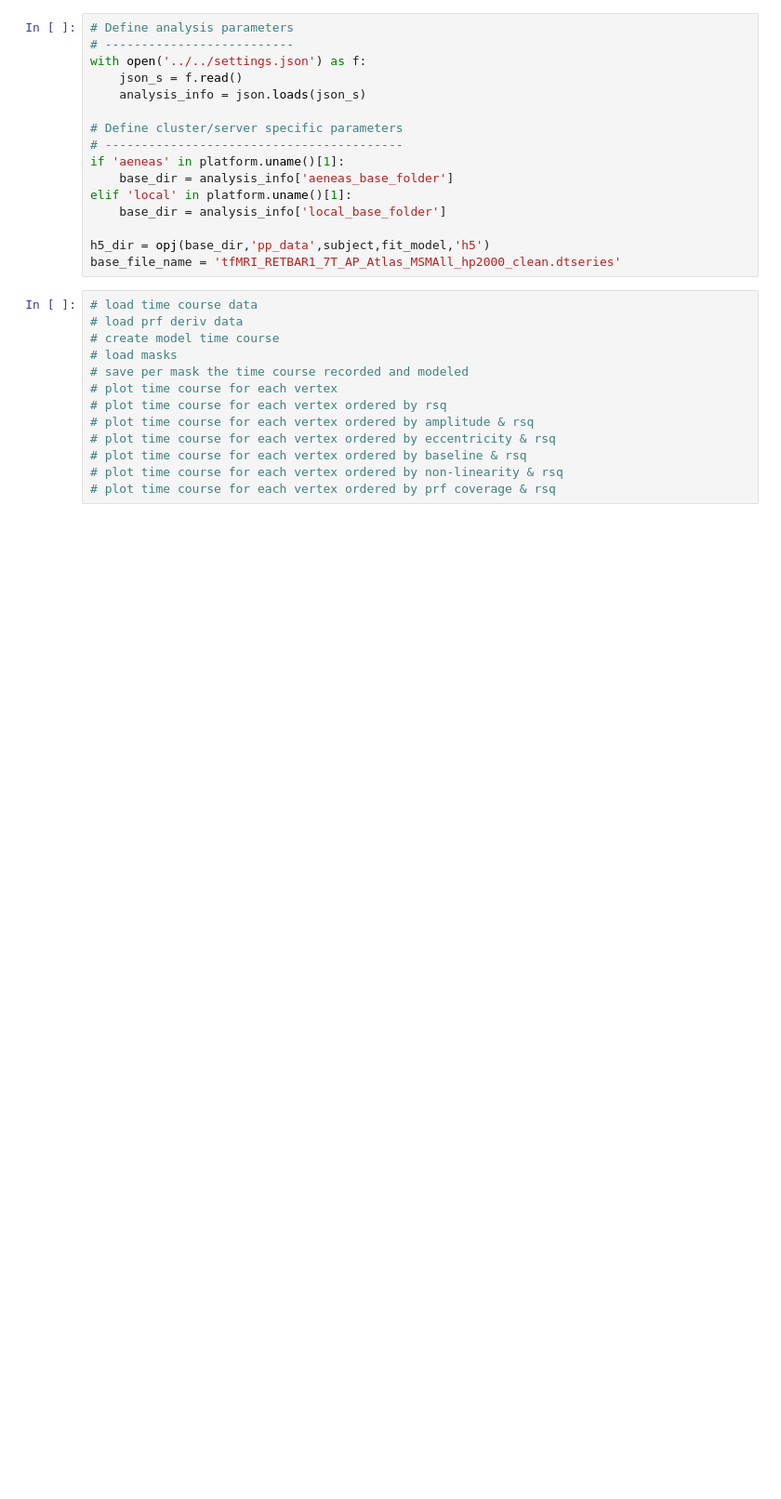
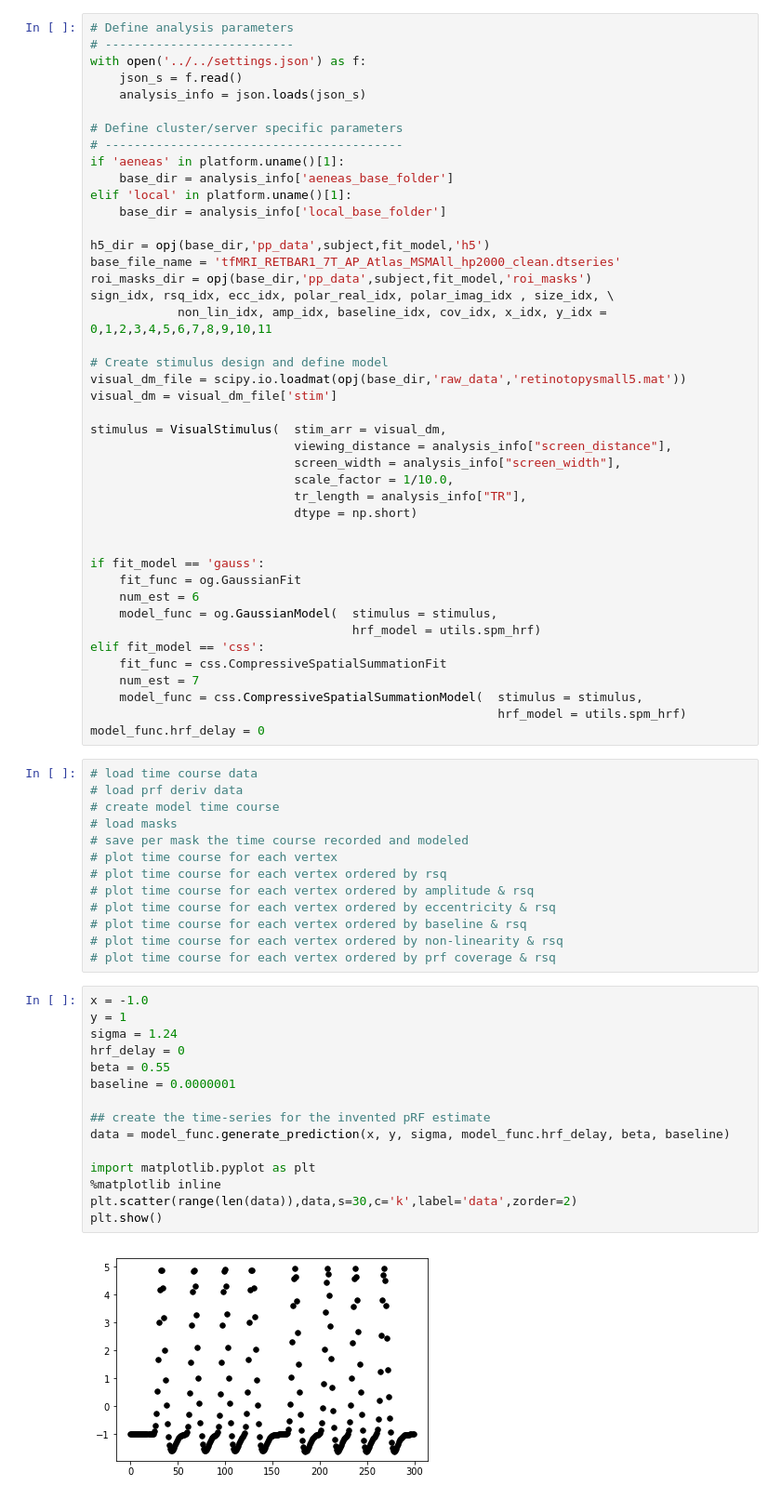
Before and after one commit to VU-Cog-Sci/retino_HCP, a Jupyter notebook: post_fit/notebooks/test_drawing.ipynb, the cells around one changed output. Shown at 93% size. Cells and saved outputs as stored; diff of their text form; blank space fills up the shorter version.

Commit message:
some work on time course notebook

```diff
--- a/post_fit/notebooks/test_drawing.ipynb
+++ b/post_fit/notebooks/test_drawing.ipynb
@@ -51,6 +60,33 @@ elif 'local' in platform.uname()[1]:
 
 h5_dir = opj(base_dir,'pp_data',subject,fit_model,'h5')
 base_file_name = 'tfMRI_RETBAR1_7T_AP_Atlas_MSMAll_hp2000_clean.dtseries'
+roi_masks_dir = opj(base_dir,'pp_data',subject,fit_model,'roi_masks')
+sign_idx, rsq_idx, ecc_idx, polar_real_idx, polar_imag_idx , size_idx, \
+            non_lin_idx, amp_idx, baseline_idx, cov_idx, x_idx, y_idx = 0,1,2,3,4,5,6,7,8,9,10,11
+
+# Create stimulus design and define model
+visual_dm_file = scipy.io.loadmat(opj(base_dir,'raw_data','retinotopysmall5.mat'))
+visual_dm = visual_dm_file['stim']
+
+stimulus = VisualStimulus(  stim_arr = visual_dm,
+                            viewing_distance = analysis_info["screen_distance"],
+                            screen_width = analysis_info["screen_width"],
+                            scale_factor = 1/10.0,
+                            tr_length = analysis_info["TR"],
+                            dtype = np.short)
+
+
+if fit_model == 'gauss':
+    fit_func = og.GaussianFit
+    num_est = 6
+    model_func = og.GaussianModel(  stimulus = stimulus,
+                                    hrf_model = utils.spm_hrf)
+elif fit_model == 'css':
+    fit_func = css.CompressiveSpatialSummationFit
+    num_est = 7
+    model_func = css.CompressiveSpatialSummationModel(  stimulus = stimulus,
+                                                        hrf_model = utils.spm_hrf)
+model_func.hrf_delay = 0
 # %%
 # load time course data
 # load prf deriv data
@@ -64,6 +100,23 @@ base_file_name = 'tfMRI_RETBAR1_7T_AP_Atlas_MSMAll_hp2000_clean.dtseries'
 # plot time course for each vertex ordered by baseline & rsq
 # plot time course for each vertex ordered by non-linearity & rsq
 # plot time course for each vertex ordered by prf coverage & rsq
+# %%
+x = -1.0
+y = 1
+sigma = 1.24
+hrf_delay = 0
+beta = 0.55
+baseline = 0.0000001
+
+## create the time-series for the invented pRF estimate
+data = model_func.generate_prediction(x, y, sigma, model_func.hrf_delay, beta, baseline)
+
+import matplotlib.pyplot as plt
+%matplotlib inline
+plt.scatter(range(len(data)),data,s=30,c='k',label='data',zorder=2)
+plt.show()
+# %% [output]
+[figure, added]
 # %%
 # Draw main analysis figure
 # -------------------------
```
Also changed, not shown: parts of 5 cells of this notebook, 1 other file.
